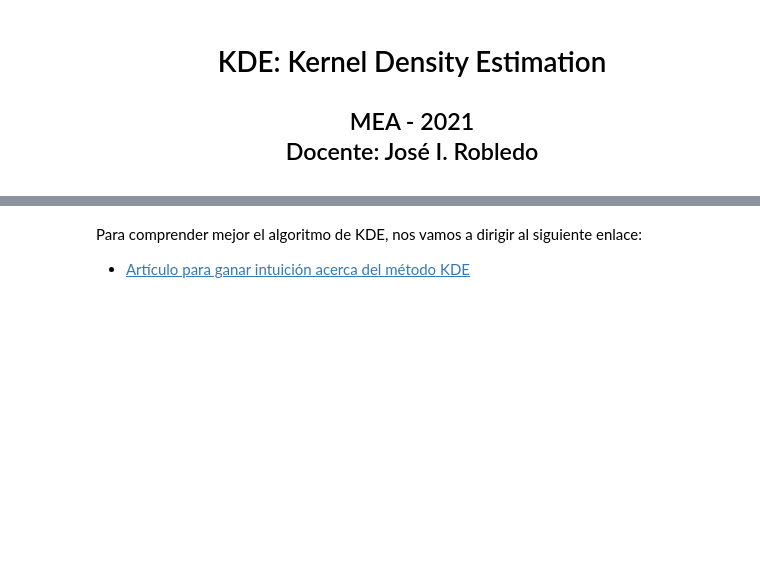
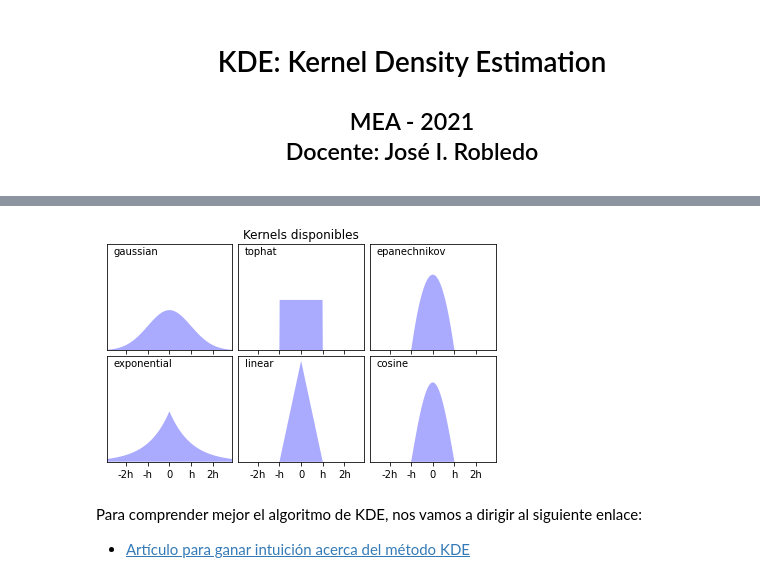
Before and after one commit to jorobledo/curso_aprendizaje_automatico, a Jupyter notebook: practico/clase_3/E6-AA2021_KDE.ipynb, the cells around one changed output, grey strips where cells are left out. Cells and saved outputs as stored; diff of their text form; code cells hidden in the pictures; blank space fills up the shorter version.

```diff
--- a/practico/clase_3/E6-AA2021_KDE.ipynb
+++ b/practico/clase_3/E6-AA2021_KDE.ipynb
@@ -18,3 +24,40 @@ La ecuación central de este algoritmo es la siguiente:
+# %%
+# Graficamos los kernels más utilizados
+X_plot = np.linspace(-6, 6, 1000)[:, None]
+X_src = np.zeros((1, 1))
+
+fig, ax = plt.subplots(2, 3, sharex=True, sharey=True)
+fig.subplots_adjust(left=0.05, right=0.95, hspace=0.05, wspace=0.05)
+
+def format_func(x, loc):
+    if x == 0:
+        return "0"
+    elif x == 1:
+        return "h"
+    elif x == -1:
+        return "-h"
+    else:
+        return "%ih" % x
+
+for i, kernel in enumerate(
+    ["gaussian", "tophat", "epanechnikov", "exponential", "linear", "cosine"]
+):
+    axi = ax.ravel()[i]
+    log_dens = KernelDensity(kernel=kernel).fit(X_src).score_samples(X_plot)
+    axi.fill(X_plot[:, 0], np.exp(log_dens), "-k", fc="#AAAAFF")
+    axi.text(-2.6, 0.95, kernel)
+
+    axi.xaxis.set_major_formatter(plt.FuncFormatter(format_func))
+    axi.xaxis.set_major_locator(plt.MultipleLocator(1))
+    axi.yaxis.set_major_locator(plt.NullLocator())
+
+    axi.set_ylim(0, 1.05)
+    axi.set_xlim(-2.9, 2.9)
+
+ax[0, 1].set_title("Kernels disponibles")
+plt.show()
+# %% [output]
+[figure, added]
 # %% [markdown]
 Para comprender mejor el algoritmo de KDE, nos vamos a dirigir al siguiente enlace:
 
```
Also changed, not shown: parts of 7 cells of this notebook.
